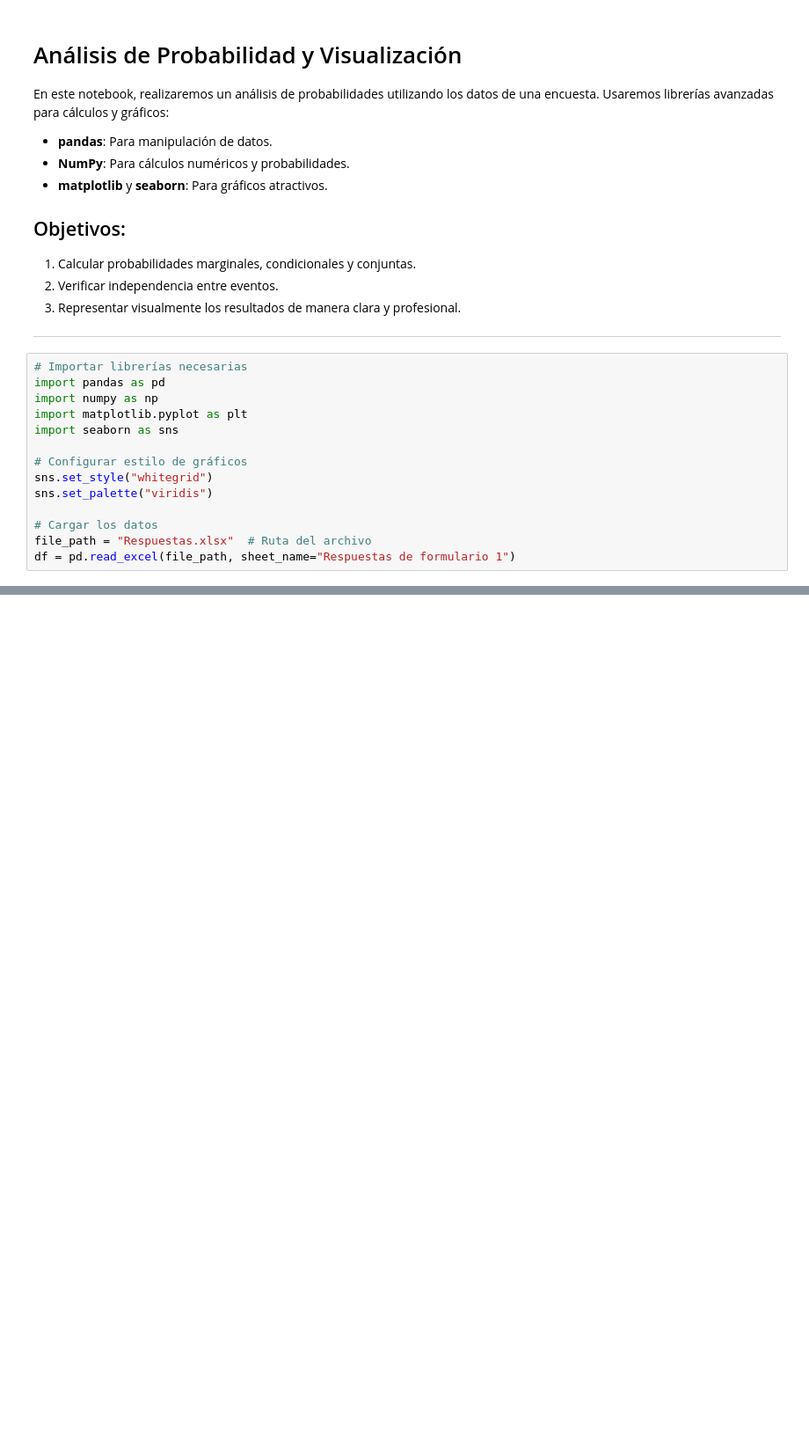
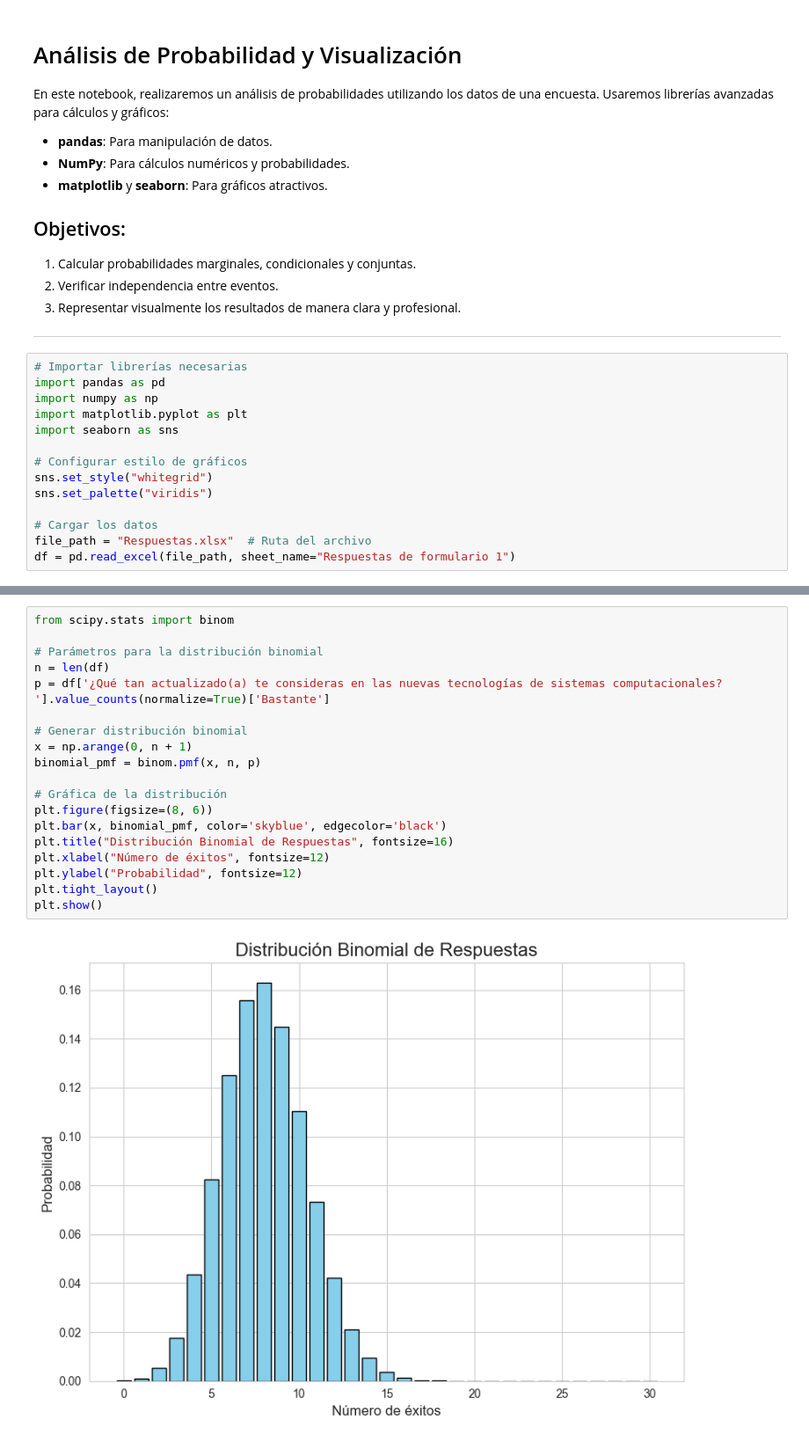
Before and after one commit to IrvinngB/Examen-Estadistica, a Jupyter notebook: Probabilidad.ipynb, the cells around one changed output, grey strips where cells are left out. Shown: that part at 88% size. Cells and saved outputs as stored; diff of their text form; blank space fills up the shorter version.

```diff
--- a/Probabilidad.ipynb
+++ b/Probabilidad.ipynb
@@ -135,0 +93,21 @@ Passing `palette` without assigning `hue` is deprecated and will be removed in v
+# %%
+from scipy.stats import binom
+
+# Parámetros para la distribución binomial
+n = len(df)
+p = df['¿Qué tan actualizado(a) te consideras en las nuevas tecnologías de sistemas computacionales? '].value_counts(normalize=True)['Bastante']
+
+# Generar distribución binomial
+x = np.arange(0, n + 1)
+binomial_pmf = binom.pmf(x, n, p)
+
+# Gráfica de la distribución
+plt.figure(figsize=(8, 6))
+plt.bar(x, binomial_pmf, color='skyblue', edgecolor='black')
+plt.title("Distribución Binomial de Respuestas", fontsize=16)
+plt.xlabel("Número de éxitos", fontsize=12)
+plt.ylabel("Probabilidad", fontsize=12)
+plt.tight_layout()
+plt.show()
+# %% [output]
+[figure, added]
```
Also changed, not shown: parts of 25 cells of this notebook, 5 other files.
